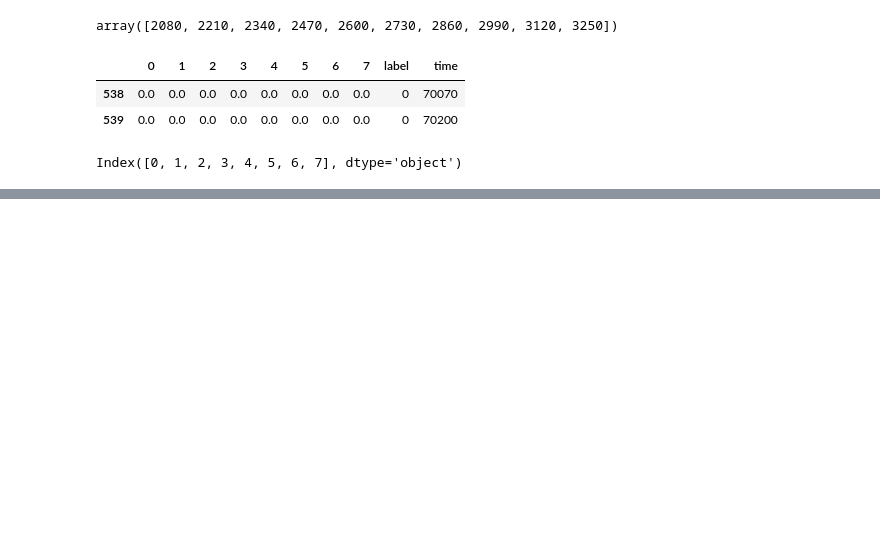
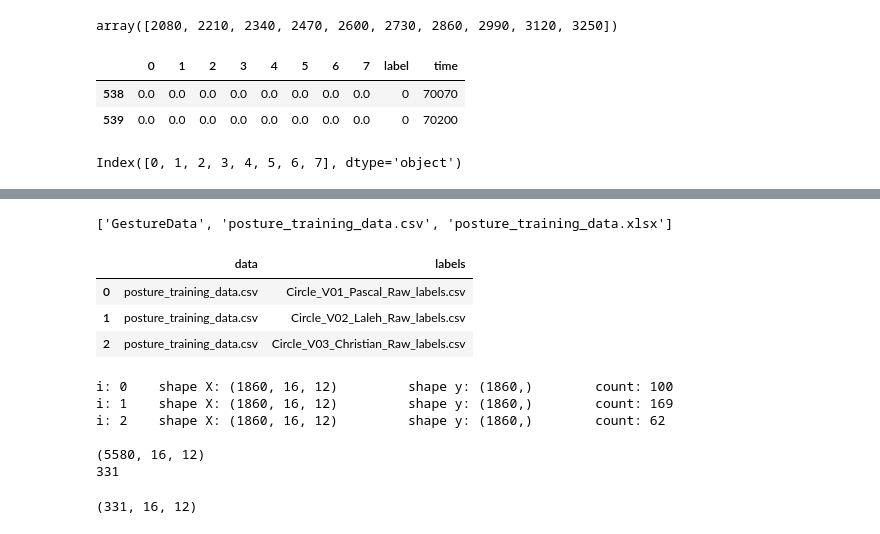
Before and after one commit to chriswegmann/drone_steering, a Jupyter notebook: models/playground/GestureLabelling.ipynb, the cells around one changed output, grey strips where cells are left out. Drawn from its saved outputs; the diff is of its cells as text; code cells hidden in the pictures; blank space fills up the shorter version.

Commit message:
DataEnsembler

```diff
--- a/models/playground/GestureLabelling.ipynb
+++ b/models/playground/GestureLabelling.ipynb
@@ -409,0 +431,15 @@ Index([0, 1, 2, 3, 4, 5, 6, 7], dtype='object')
+# %%
+listdir(dir2)
+# %% [output]
+['GestureData', 'posture_training_data.csv', 'posture_training_data.xlsx']
+# %%
+data_source_df = pd.DataFrame(columns = ["data","labels"])
+data_source_df.loc[0] = ["posture_training_data.csv","Circle_V01_Pascal_Raw_labels.csv"]
+data_source_df.loc[1] = ["posture_training_data.csv","Circle_V02_Laleh_Raw_labels.csv"]
+data_source_df.loc[2] = ["posture_training_data.csv","Circle_V03_Christian_Raw_labels.csv"]
+data_source_df
+# %% [output]
+|  | data | labels |
+| 0 | posture_training_data.csv | Circle_V01_Pascal_Raw_labels.csv |
+| 1 | posture_training_data.csv | Circle_V02_Laleh_Raw_labels.csv |
+| 2 | posture_training_data.csv | Circle_V03_Christian_Raw_labels.csv |
@@ -409,0 +493,24 @@ Index([0, 1, 2, 3, 4, 5, 6, 7], dtype='object')
+# %%
+de = DataEnsembler(data_source_df, 130)
+de.load_data()
+de.assemble_data(tolerance_range=1000,max_error=500)
+
+for i,lg in enumerate(de.LabelGenerators):
+    print('i:', i, "\tshape X:", lg.get_X().shape, "\tshape y:", lg.get_y().shape, "\tcount:",
+        len(lg.get_y()[ lg.get_y() > 0 ])
+    )
+
+print("")
+print(de.X.shape)
+print(len(de.y[de.y > 0]))
+# %% [output]
+i: 0    shape X: (1860, 16, 12)         shape y: (1860,)        count: 100
+i: 1    shape X: (1860, 16, 12)         shape y: (1860,)        count: 169
+i: 2    shape X: (1860, 16, 12)         shape y: (1860,)        count: 62
+
+(5580, 16, 12)
+331
+# %%
+de.X[de.y > 0].shape
+# %% [output]
+(331, 16, 12)
```
Also changed, not shown: parts of 7 cells of this notebook, 3 other files.
